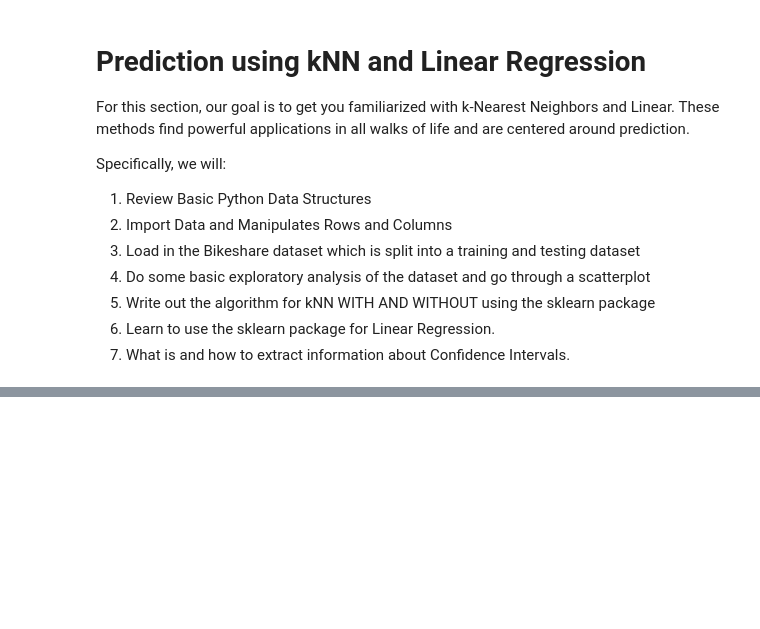
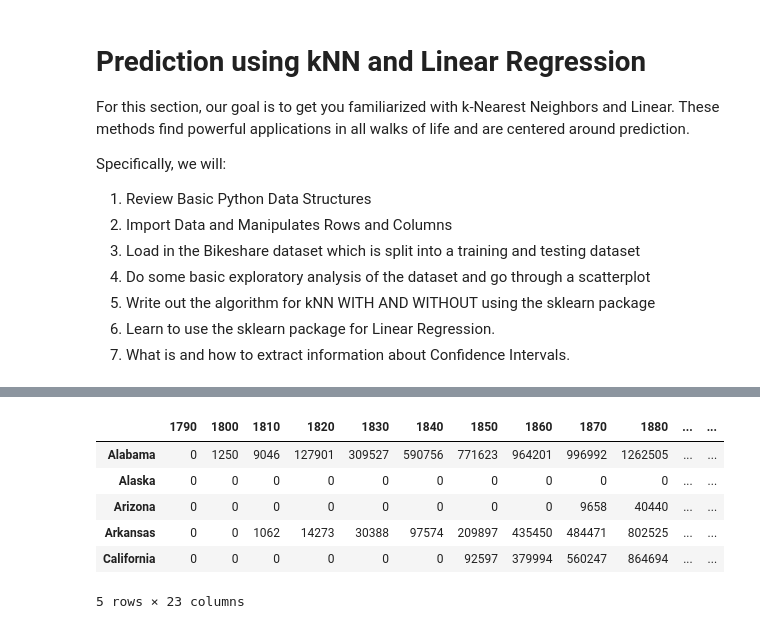
Before and after one commit to crdcamp/lin-reg-application, a Jupyter notebook: references/2_lin_reg_knn_reg_and_inference.ipynb, the cells around one changed output, grey strips where cells are left out. Saved outputs shown, nothing was run; the diff lists cells and outputs as text; code cells hidden in the pictures; blank space fills up the shorter version.

Commit message:
Imported states data

```diff
--- a/references/2_lin_reg_knn_reg_and_inference.ipynb
+++ b/references/2_lin_reg_knn_reg_and_inference.ipynb
@@ -145,0 +150,12 @@ pd.set_option('display.notebook_repr_html', True)
+# %%
+data_path = "../data/states.csv"
+states = pd.read_csv(data_path, index_col=0)
+states.head()
+# %% [output]
+|  | 1790 | 1800 | 1810 | 1820 | 1830 | 1840 | 1850 | 1860 | 1870 | 1880 | ... | ... |
+| Alabama | 0 | 1250 | 9046 | 127901 | 309527 | 590756 | 771623 | 964201 | 996992 | 1262505 | ... | ... |
+| Alaska | 0 | 0 | 0 | 0 | 0 | 0 | 0 | 0 | 0 | 0 | ... | ... |
+| Arizona | 0 | 0 | 0 | 0 | 0 | 0 | 0 | 0 | 9658 | 40440 | ... | ... |
+| Arkansas | 0 | 0 | 1062 | 14273 | 30388 | 97574 | 209897 | 435450 | 484471 | 802525 | ... | ... |
+| California | 0 | 0 | 0 | 0 | 0 | 0 | 92597 | 379994 | 560247 | 864694 | ... | ... |
+5 rows × 23 columns
```
Also changed, not shown: parts of 1 cell of this notebook, 1 other file.
